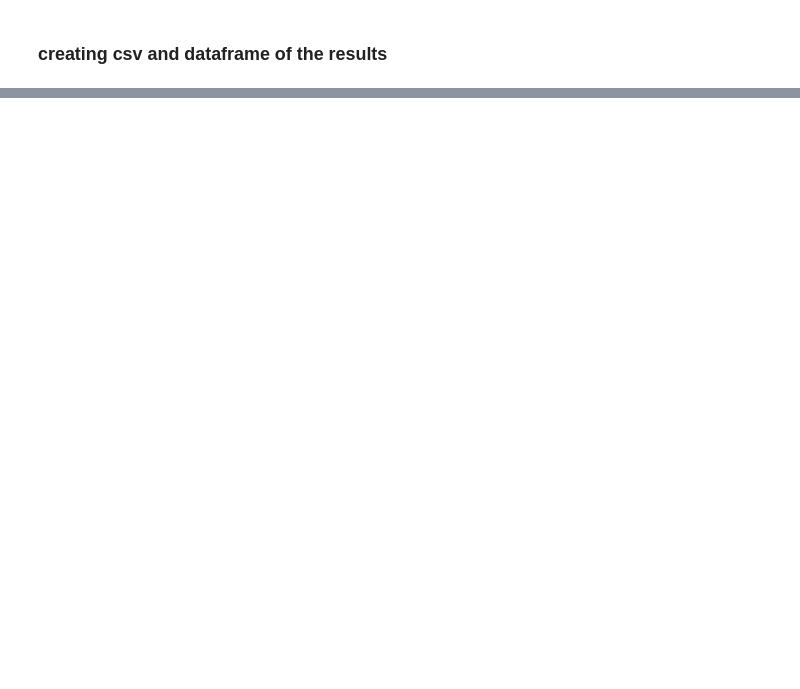
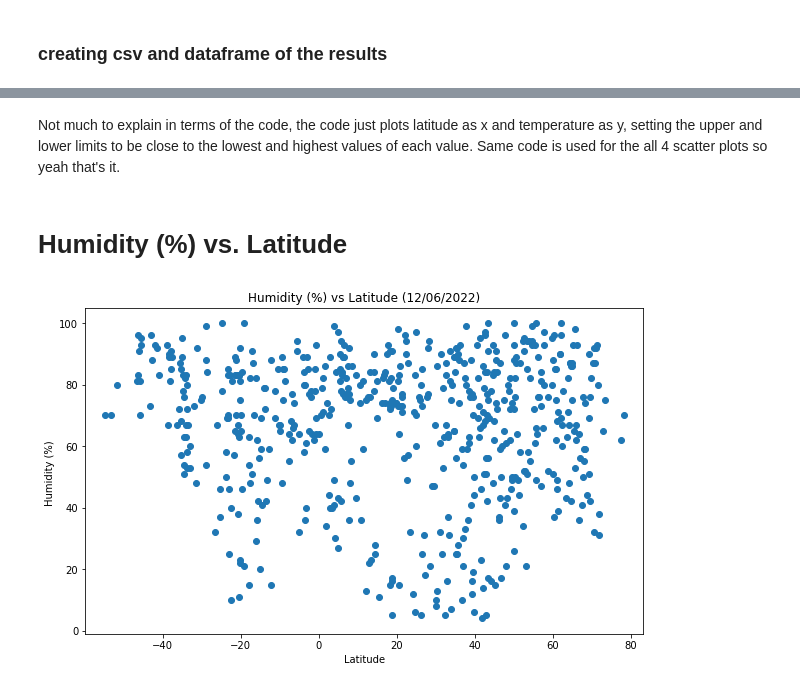
Before and after one commit to 0samvuong/python-api-challenge, a Jupyter notebook: WeatherPy/WeatherPy.ipynb, the cells around one changed output, grey strips where cells are left out. Drawn from its saved outputs; the diff is of its cells as text; code cells hidden in the pictures; blank space fills up the shorter version.

```diff
--- a/WeatherPy/WeatherPy.ipynb
+++ b/WeatherPy/WeatherPy.ipynb
@@ -192,0 +231,19 @@ weather_json
+# %% [markdown]
+Not much to explain in terms of the code, the code just plots latitude as x and temperature as y, setting the upper and lower limits to be close to the lowest and highest values of each value.
+Same code is used for the all 4 scatter plots so yeah that's it.
+# %% [markdown]
+# Humidity (%) vs. Latitude
+# %%
+
+plt.figure(figsize=(10, 6))
+plt.xlim((min(lat_values) - 5),(max(lat_values) + 5))
+plt.ylim((min(humidity_values) - 5),(max(humidity_values) + 5))
+
+plt.xlabel('Latitude')
+plt.ylabel('Humidity (%) ')
+plt.title("Humidity (%) vs Latitude (12/06/2022)")
+
+plt.scatter(lat_values,humidity_values)
+plt.savefig("output_images/Humidity (%) vs Latitude.png")
+# %% [output]
+[figure, added]
```
Also changed, not shown: parts of 39 cells of this notebook, 19 other files.
